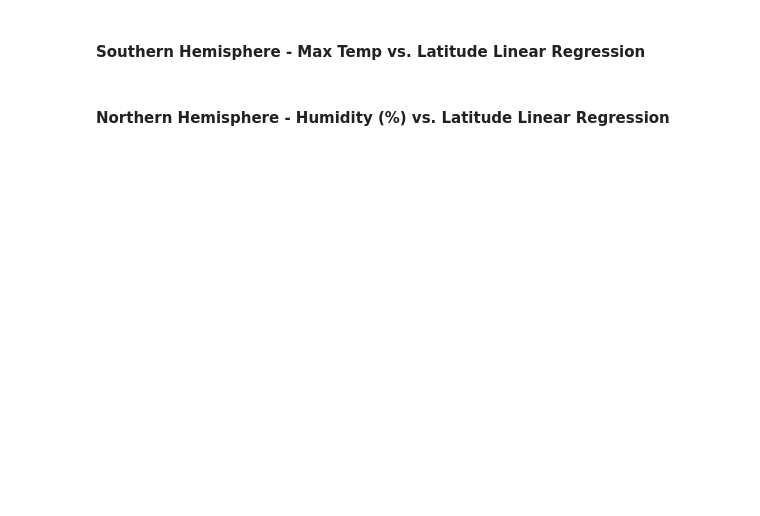
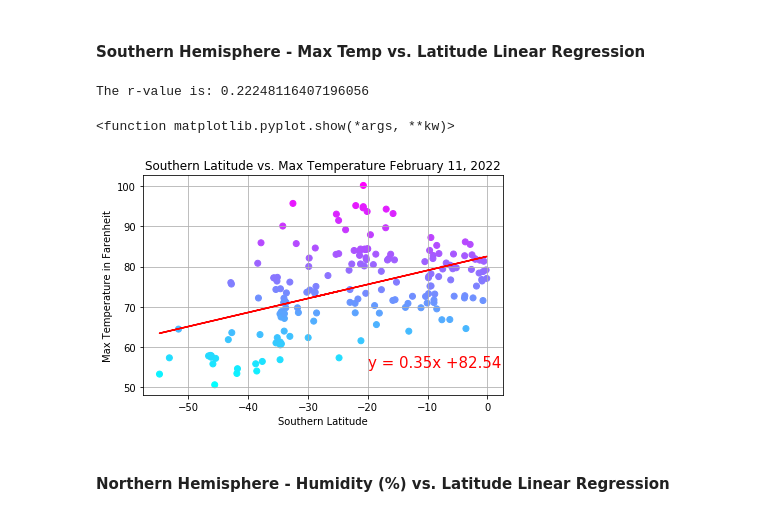
Before and after one commit to SidDas8/python-api-challenge, a Jupyter notebook: WeatherPy/WeatherPy.ipynb, the cells around one changed output. Saved outputs shown, nothing was run; the diff lists cells and outputs as text; code cells hidden in the pictures; blank space fills up the shorter version.

Commit message:
Updated scatter plots.

```diff
--- a/WeatherPy/WeatherPy.ipynb
+++ b/WeatherPy/WeatherPy.ipynb
@@ -316,30 +373,34 @@ plt.show()
 # %%
 # Define x and y axis
 xaxis = southernhemisphere['Latitude']
 yaxis = southernhemisphere['Max Temperature']
 
 # Scatter plot
 plt.scatter(xaxis, yaxis, c = yaxis, cmap = 'cool')
 
 # Linear regression
 equation = linearregression(xaxis, yaxis)
 
 # Print line equation
-plt.annotate(equation,(-40,45),fontsize=15,color="red")
+plt.annotate(equation,(-20,55),fontsize=15,color="red")
 
 # Set textual properties
 plt.title(f'Southern Latitude vs. Max Temperature ' + time.strftime('%B %d, %Y'))
 plt.ylabel('Max Temperature in Farenheit')
 plt.xlabel('Southern Latitude')
 
 # Format visualization
 plt.grid()
 plt.tight_layout()
 
 # Save plot to images folder
 plt.savefig('Images/southhemisphere-temperaturelatitude.png')
 
 plt.show
+# %% [output]
+The r-value is: 0.22248116407196056
+<function matplotlib.pyplot.show(*args, **kw)>
+[figure, added]
 # %% [markdown]
 ####  Northern Hemisphere - Humidity (%) vs. Latitude Linear Regression
 # %%
```
Also changed, not shown: parts of 16 cells of this notebook, 13 other files.
